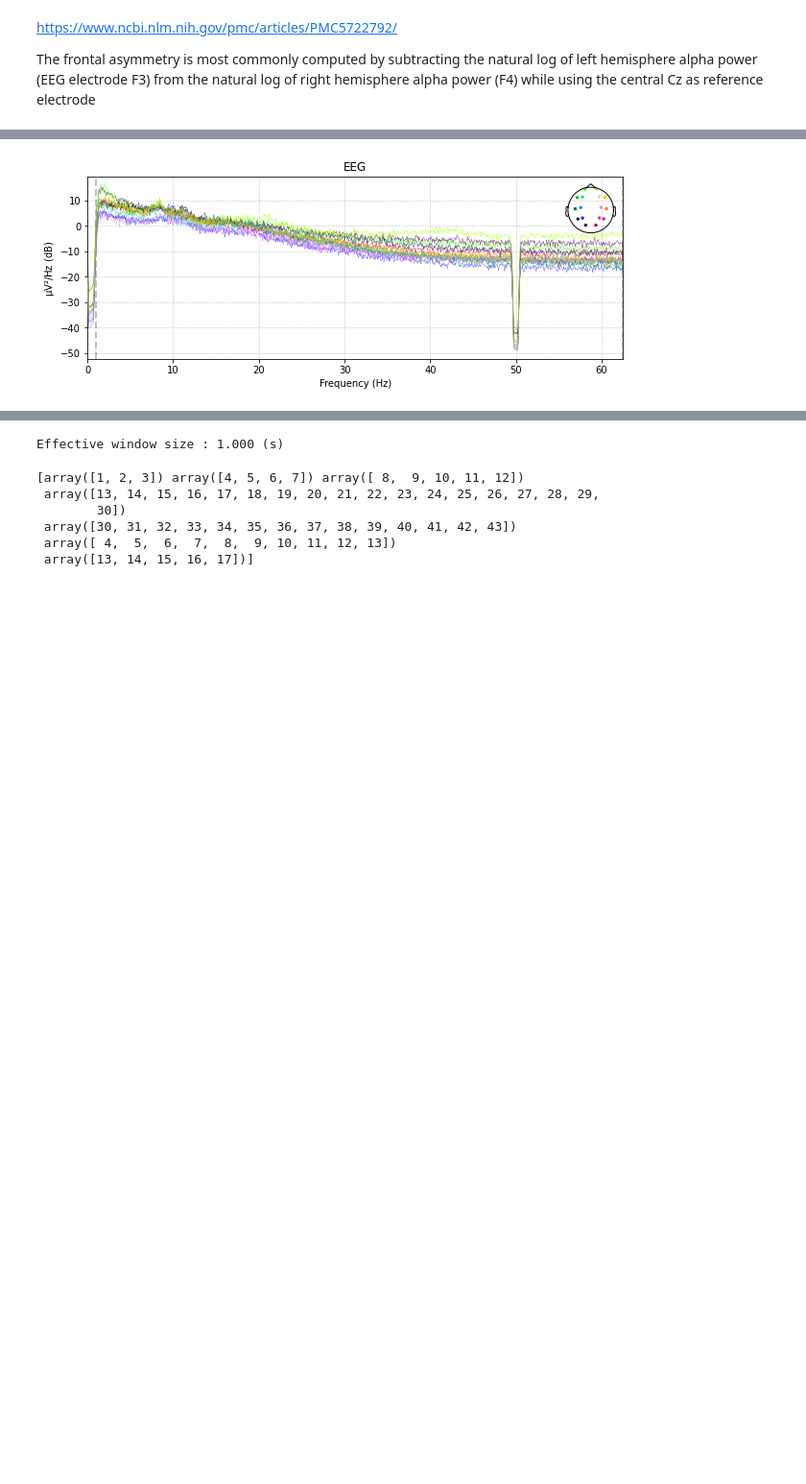
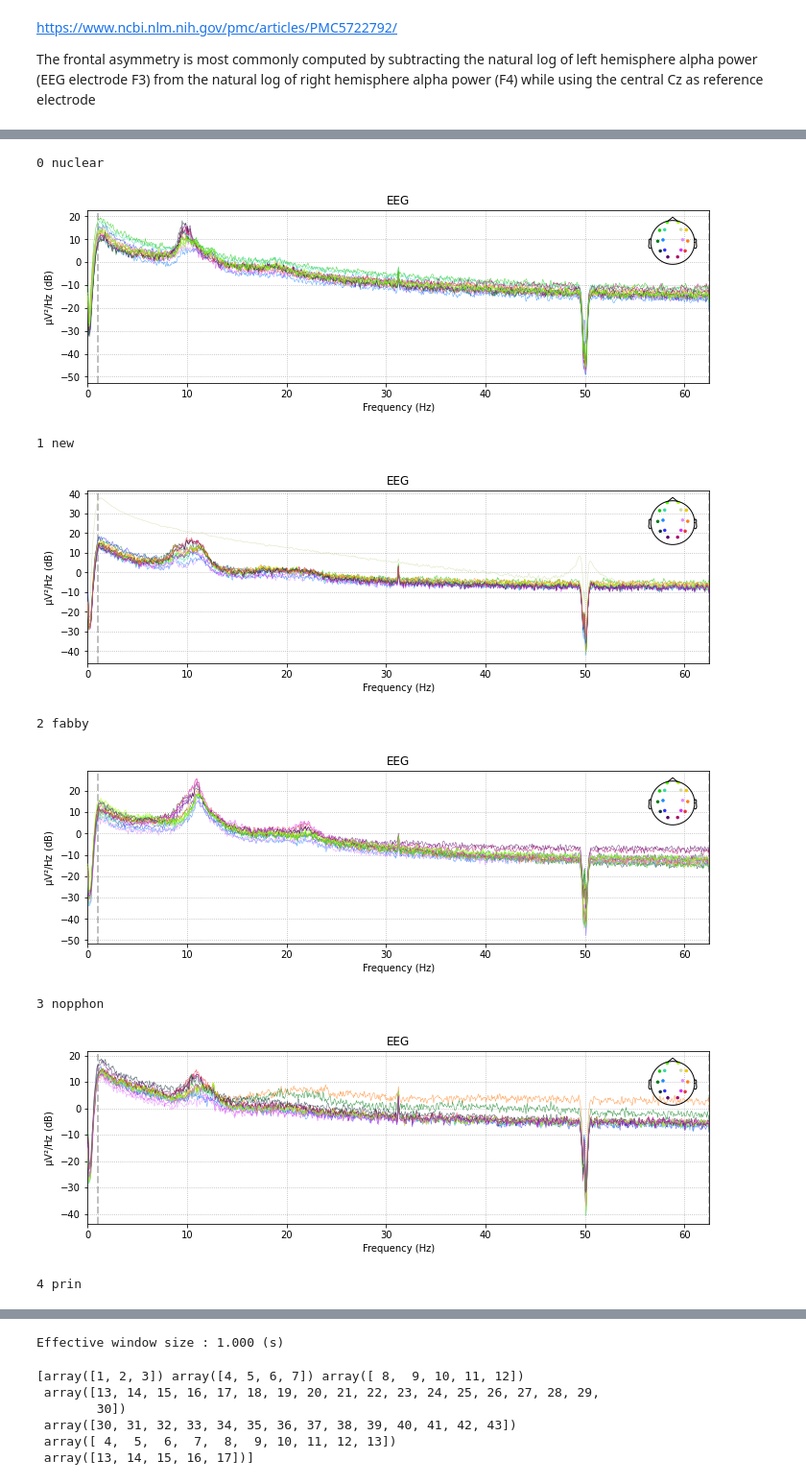
Before and after one commit to akraradets/2021JanHCI, a Jupyter notebook: 1.5.1-Rapid/analyze.ipynb, the cells around one changed output, grey strips where cells are left out. Shown at 96% size. Cells and saved outputs as stored; diff of their text form; code cells hidden in the pictures; blank space fills up the shorter version.

```diff
--- a/1.5.1-Rapid/analyze.ipynb
+++ b/1.5.1-Rapid/analyze.ipynb
@@ -41,10 +49,18 @@ with tqdm(pd_raws) as pbar:
         raw = dataframe_to_raw(pd_raw, sfreq=sampling_rate)
         raws.append(raw)
 # %%
-data = raws[participants.index('mind')]
-data.filter(l_freq=1,h_freq=None, method='iir', iir_params={'order':3.0, 'ftype':'butter'}, verbose=False) # Slow drift
-data.notch_filter(freqs=[50])
-data.plot_psd()
-pass
+for index,raw in enumerate(raws):
+    print(index, participants[index])
+    raw.filter(l_freq=1,h_freq=None, method='iir', iir_params={'order':3.0, 'ftype':'butter'}, verbose=False) # Slow drift
+    raw.notch_filter(freqs=[50])
+    raw.plot_psd()
 # %% [output]
+0 nuclear
-[figure, old version]
+[figure, new version]
+1 new
+[figure, added]
+2 fabby
+[figure, added]
+3 nopphon
+[figure, added]
+4 prin
```
Also changed, not shown: parts of 13 cells of this notebook, 8 other files.
